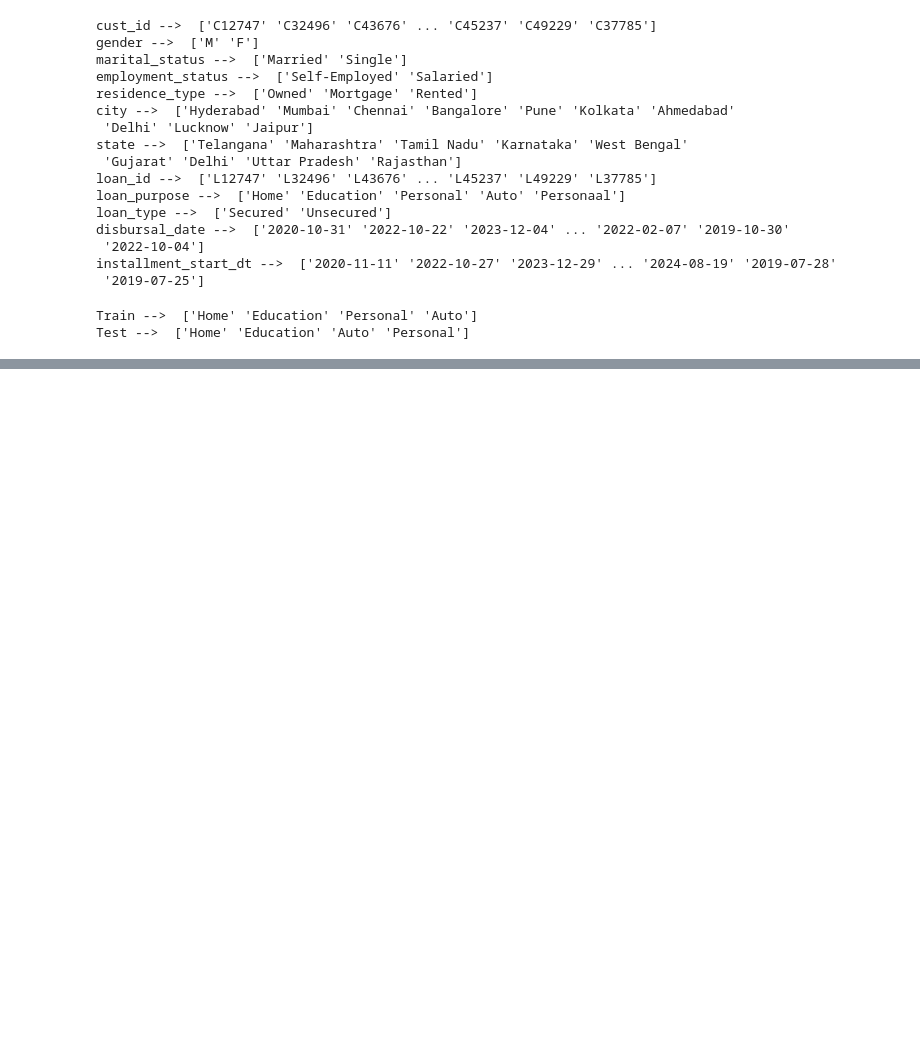
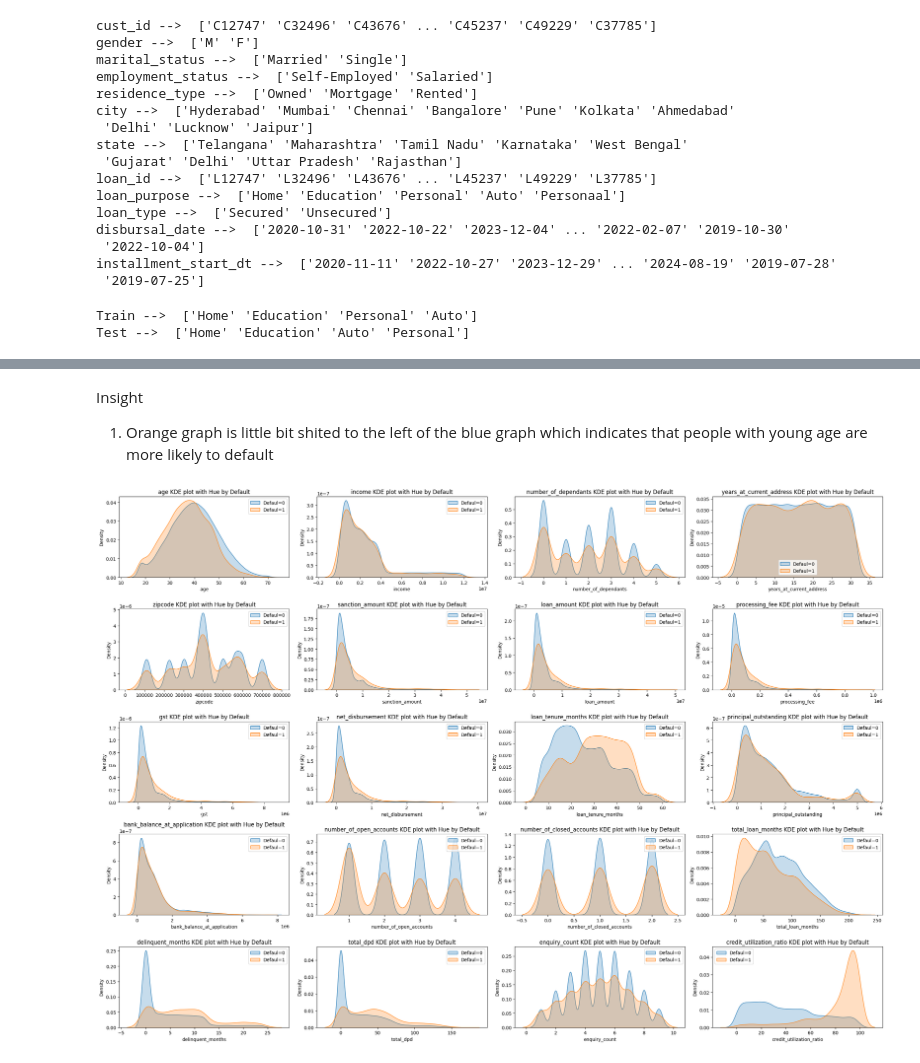
Before and after one commit to data-detectiv/credit-risk-modelling-classification, a Jupyter notebook: credit_risk_modelling.ipynb, the cells around one changed output, grey strips where cells are left out. Drawn from its saved outputs; the diff is of its cells as text; code cells hidden in the pictures; blank space fills up the shorter version.

```diff
--- a/credit_risk_modelling.ipynb
+++ b/credit_risk_modelling.ipynb
@@ -299,0 +322,17 @@ Test -->  ['Home' 'Education' 'Auto' 'Personal']
+# %% [markdown]
+Insight
+1. Orange graph is little bit shited to the left of the blue graph which indicates that people with young age are more likely to default
+# %%
+plt.figure(figsize=(24, 20))
+
+for i, col in enumerate(numerical_cols[:20]):
+    plt.subplot(6, 4, i + 1)
+    sns.kdeplot(df_train1[df_train1['default'] == 0][col], fill=True, label='Defaul=0')
+    sns.kdeplot(df_train1[df_train1['default'] == 1][col], fill=True, label='Defaul=1')
+    plt.title(f'{col} KDE plot with Hue by Default')
+    plt.legend()
+
+plt.tight_layout()
+plt.show()
+# %% [output]
+[figure, added]
```
Also changed, not shown: parts of 16 cells of this notebook.
